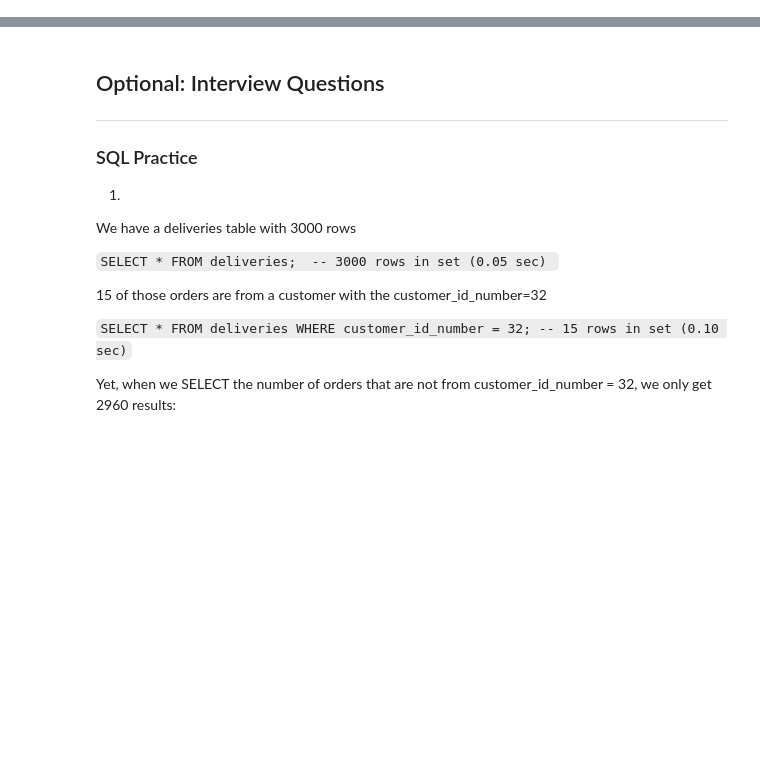
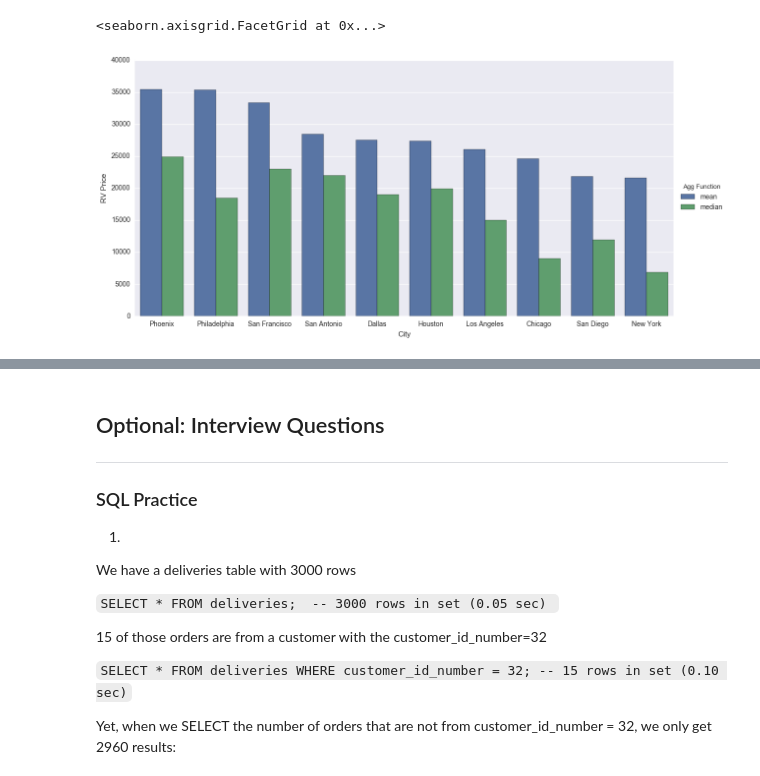
Before and after one commit to Nmloury/DSI-Projects, a Jupyter notebook: Project 5/project5.ipynb, the cells around one changed output, grey strips where cells are left out. Cells and saved outputs as stored; diff of their text form; code cells hidden in the pictures; blank space fills up the shorter version.

```diff
--- a/Project 5/project5.ipynb
+++ b/Project 5/project5.ipynb
@@ -78,0 +193,12 @@ Go head we'll wait.  Anything notable about the data?
+# %%
+prices_summary = prices.groupby('location').agg(['mean', 'median']).unstack().reset_index().sort_values(by=0, ascending=False)
+prices_summary.drop('level_0', axis=1, inplace=True)
+prices_summary.rename(columns={'level_1' : 'Agg Function', 'location': 'City', 0: 'Value'}, inplace=True)
+
+summary_plot = sns.factorplot(x="City", y="Value", hue="Agg Function", data=prices_summary, size=6, aspect=2, kind="bar")
+summary_plot.set_ylabels("RV Price")
+summary_plot.set_xlabels("City")
+summary_plot
+# %% [output]
+<seaborn.axisgrid.FacetGrid at 0x...>
+[figure, added]
```
Also changed, not shown: parts of 39 cells of this notebook, 11 other files.
